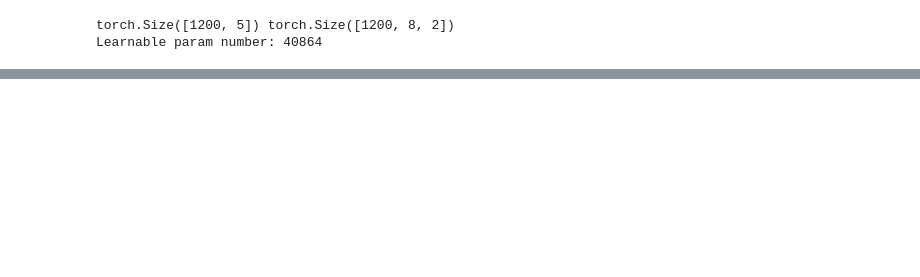
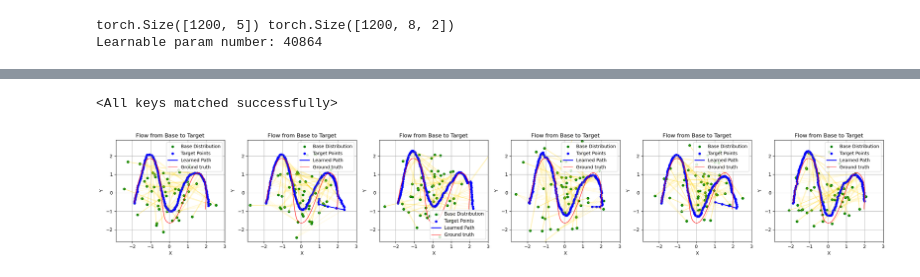
Before and after one commit to Stanpie3/Geometric-Flow-Matching, a Jupyter notebook: euclidean_experiment.ipynb, the cells around one changed output, grey strips where cells are left out. Cells and saved outputs as stored; diff of their text form; code cells hidden in the pictures; blank space fills up the shorter version.

```diff
--- a/euclidean_experiment.ipynb
+++ b/euclidean_experiment.ipynb
@@ -161,0 +164,18 @@ KeyboardInterrupt:
+# %%
+vf.load_state_dict(torch.load("./vf_euclidean2.0_20000.pth", weights_only=True))
+# %% [output]
+<All keys matched successfully>
+# %%
+results=[]
+samples=[]
+for _ in range(6):
+        res, samp = infer_model(model=vf,
+                                start=inf_obs,
+                                scheme=RK4,
+                                inference_horizon=run_parameters['inference_horizon'],
+                                sample_points=1000//run_parameters['downsample'])
+        results.append(res)
+        samples.append(samp)
+plot_flow(results, samples, gt_obs)
+# %% [output]
+[figure, added]
```
Also changed, not shown: parts of 4 cells of this notebook, 8 other files.
